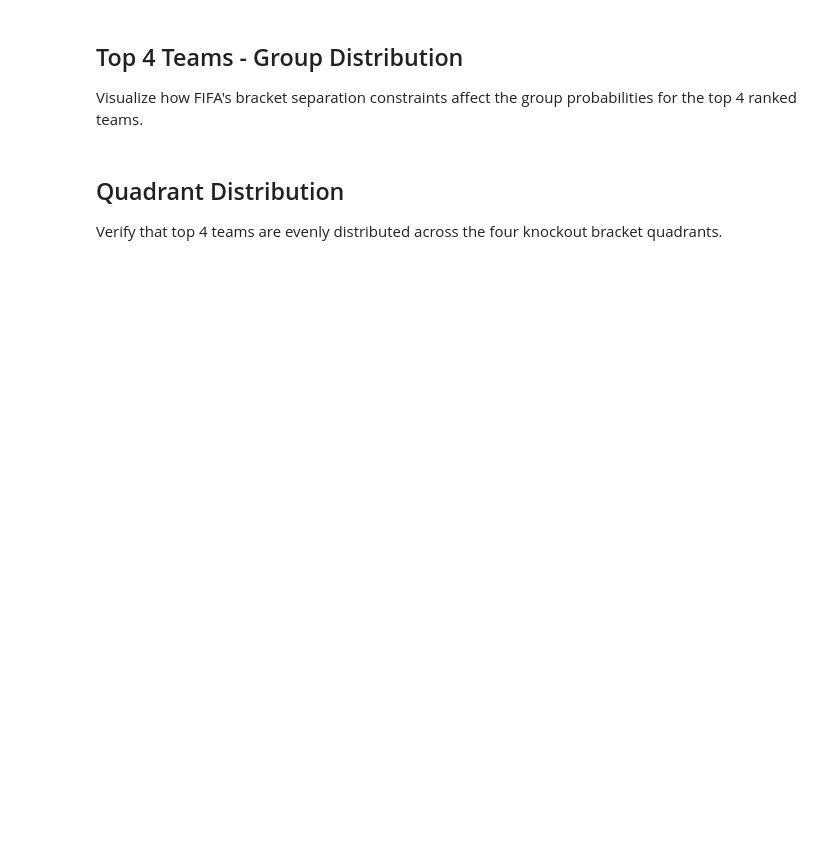
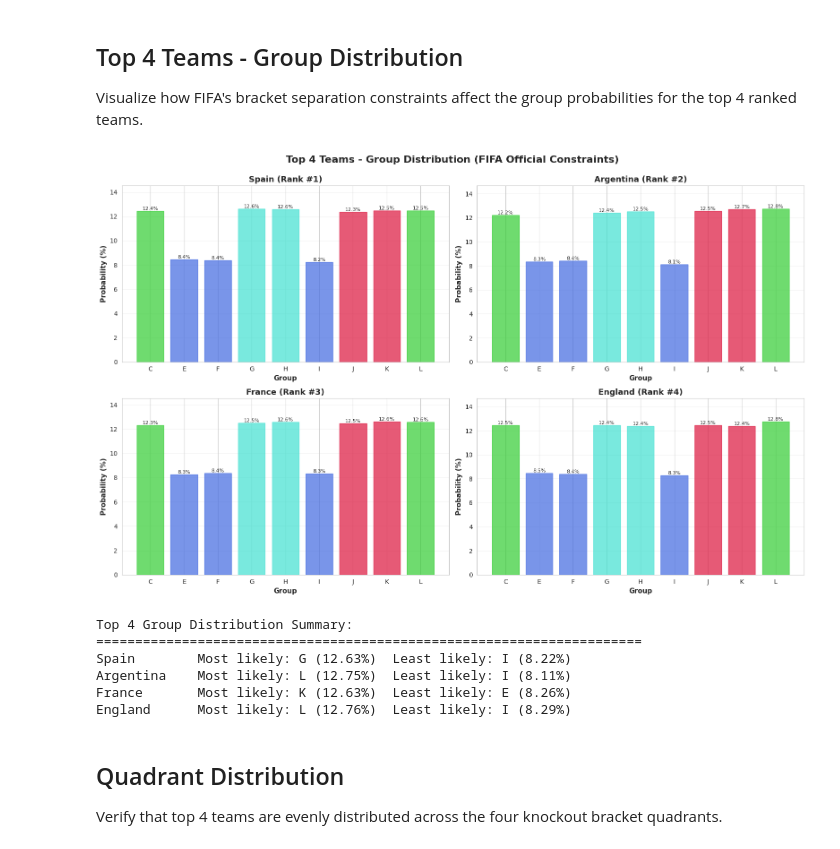
Before and after one commit to neil-aitken/wc-draw, a Jupyter notebook: notebooks/fifa_official_analysis.ipynb, the cells around one changed output. Drawn from its saved outputs; the diff is of its cells as text; code cells hidden in the pictures; blank space fills up the shorter version.

```diff
--- a/notebooks/fifa_official_analysis.ipynb
+++ b/notebooks/fifa_official_analysis.ipynb
@@ -52,16 +58,12 @@ print(f"\nTeams analyzed: {len(group_pct)}")
 Visualize how FIFA's bracket separation constraints affect the group probabilities for the top 4 ranked teams.
 # %%
 # Top 4 teams and their quadrant constraints
-top4_teams = ["Spain", "Argentina", "France", "England"]
+top4_teams = ['Spain', 'Argentina', 'France', 'England']
 
 # Create a 2x2 subplot for top 4 teams
 fig, axes = plt.subplots(2, 2, figsize=(16, 10))
-fig.suptitle(
-    "Top 4 Teams - Group Distribution (FIFA Official Constraints)",
-    fontsize=16,
-    fontweight="bold",
-    y=0.995,
-)
+fig.suptitle('Top 4 Teams - Group Distribution (FIFA Official Constraints)',
+             fontsize=16, fontweight='bold', y=0.995)
 
 for idx, team in enumerate(top4_teams):
     ax = axes[idx // 2, idx % 2]
@@ -72,55 +74,55 @@ for idx, team in enumerate(top4_teams):
     percentages = [team_data[g] for g in groups]
 
     # Create bar chart
-    bars = ax.bar(groups, percentages, color="steelblue", alpha=0.7, edgecolor="black")
+    bars = ax.bar(groups, percentages, color='steelblue', alpha=0.7, edgecolor='black')
 
     # Color code by quadrant
     quadrant_colors = {
-        "blue": ["E", "I", "F"],
-        "turquoise": ["H", "D", "G"],
-        "green": ["C", "A", "L"],
-        "red": ["J", "B", "K"],
+        'blue': ['E', 'I', 'F'],
+        'turquoise': ['H', 'D', 'G'],
+        'green': ['C', 'A', 'L'],
+        'red': ['J', 'B', 'K']
     }
-    colors = {"blue": "#4169E1", "turquoise": "#40E0D0", "green": "#32CD32", "red": "#DC143C"}
+    colors = {'blue': '#4169E1', 'turquoise': '#40E0D0', 'green': '#32CD32', 'red': '#DC143C'}
 
     for bar, group in zip(bars, groups):
         for quad_name, quad_groups in quadrant_colors.items():
             if group in quad_groups:
                 bar.set_color(colors[quad_name])
                 break
 
     # Add percentage labels on bars
     for bar, pct in zip(bars, percentages):
         height = bar.get_height()
-        ax.text(
-            bar.get_x() + bar.get_width() / 2.0,
-            height,
-            f"{pct:.1f}%",
-            ha="center",
-            va="bottom",
-            fontsize=8,
-        )
+        ax.text(bar.get_x() + bar.get_width()/2., height,
+                f'{pct:.1f}%', ha='center', va='bottom', fontsize=8)
 
-    ax.set_xlabel("Group", fontsize=11, fontweight="bold")
-    ax.set_ylabel("Probability (%)", fontsize=11, fontweight="bold")
-    ax.set_title(f"{team} (Rank #{idx + 1})", fontsize=13, fontweight="bold")
+    ax.set_xlabel('Group', fontsize=11, fontweight='bold')
+    ax.set_ylabel('Probability (%)', fontsize=11, fontweight='bold')
+    ax.set_title(f'{team} (Rank #{idx+1})', fontsize=13, fontweight='bold')
     ax.set_ylim(0, max(percentages) * 1.15)
-    ax.grid(axis="y", alpha=0.3)
+    ax.grid(axis='y', alpha=0.3)
 
 plt.tight_layout()
 plt.show()
 
 # Print summary statistics
 print("\nTop 4 Group Distribution Summary:")
 print("=" * 70)
 for team in top4_teams:
     team_data = group_pct[team]
     max_group = max(team_data, key=team_data.get)
     min_group = min(team_data, key=team_data.get)
-    print(
-        f"{team:12} Most likely: {max_group} ({team_data[max_group]:.2f}%)  "
-        f"Least likely: {min_group} ({team_data[min_group]:.2f}%)"
-    )
+    print(f"{team:12} Most likely: {max_group} ({team_data[max_group]:.2f}%)  "
+          f"Least likely: {min_group} ({team_data[min_group]:.2f}%)")
+# %% [output]
+[figure, added]
+Top 4 Group Distribution Summary:
+======================================================================
+Spain        Most likely: G (12.63%)  Least likely: I (8.22%)
+Argentina    Most likely: L (12.75%)  Least likely: I (8.11%)
+France       Most likely: K (12.63%)  Least likely: E (8.26%)
+England      Most likely: L (12.76%)  Least likely: I (8.29%)
 # %% [markdown]
 ## Quadrant Distribution
 
```
Also changed, not shown: parts of 5 cells of this notebook, 13 other files.
